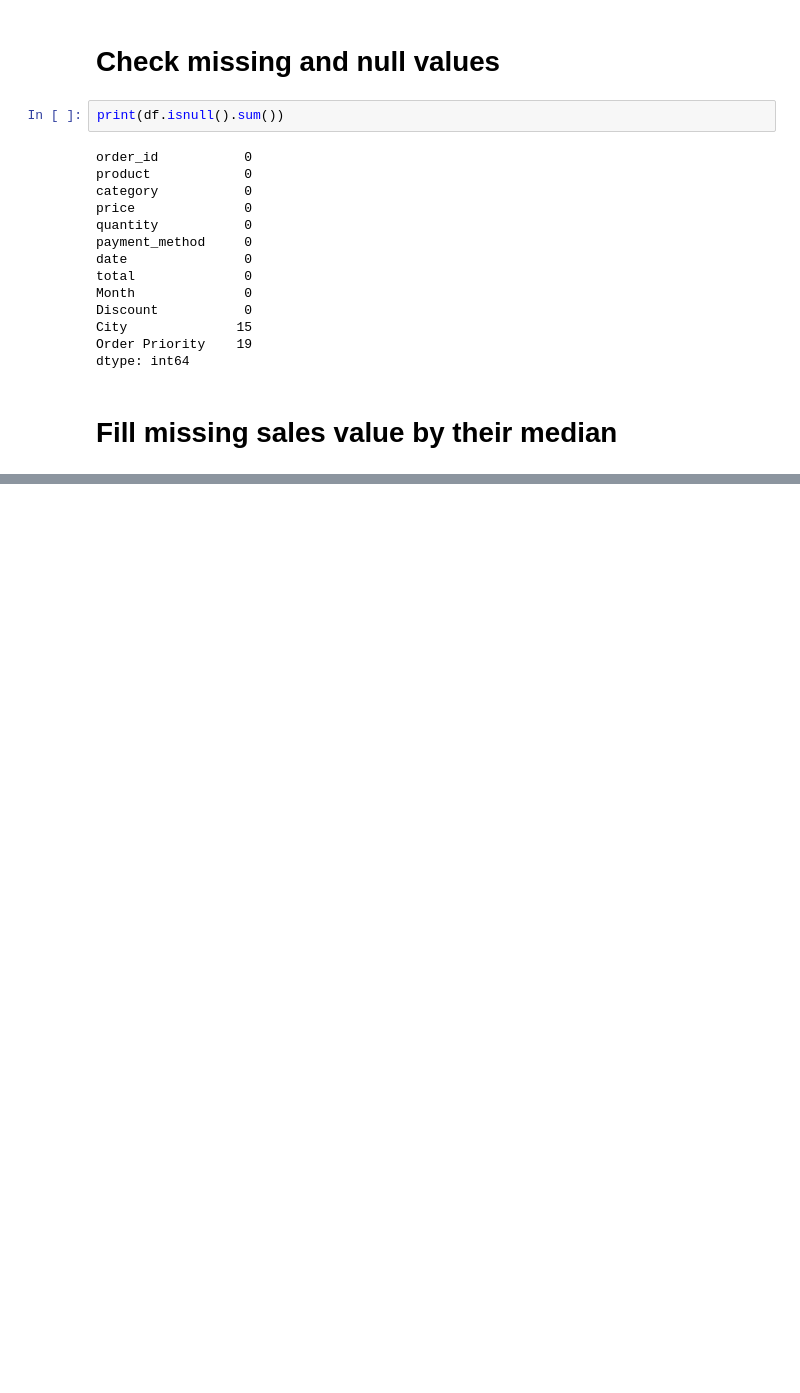
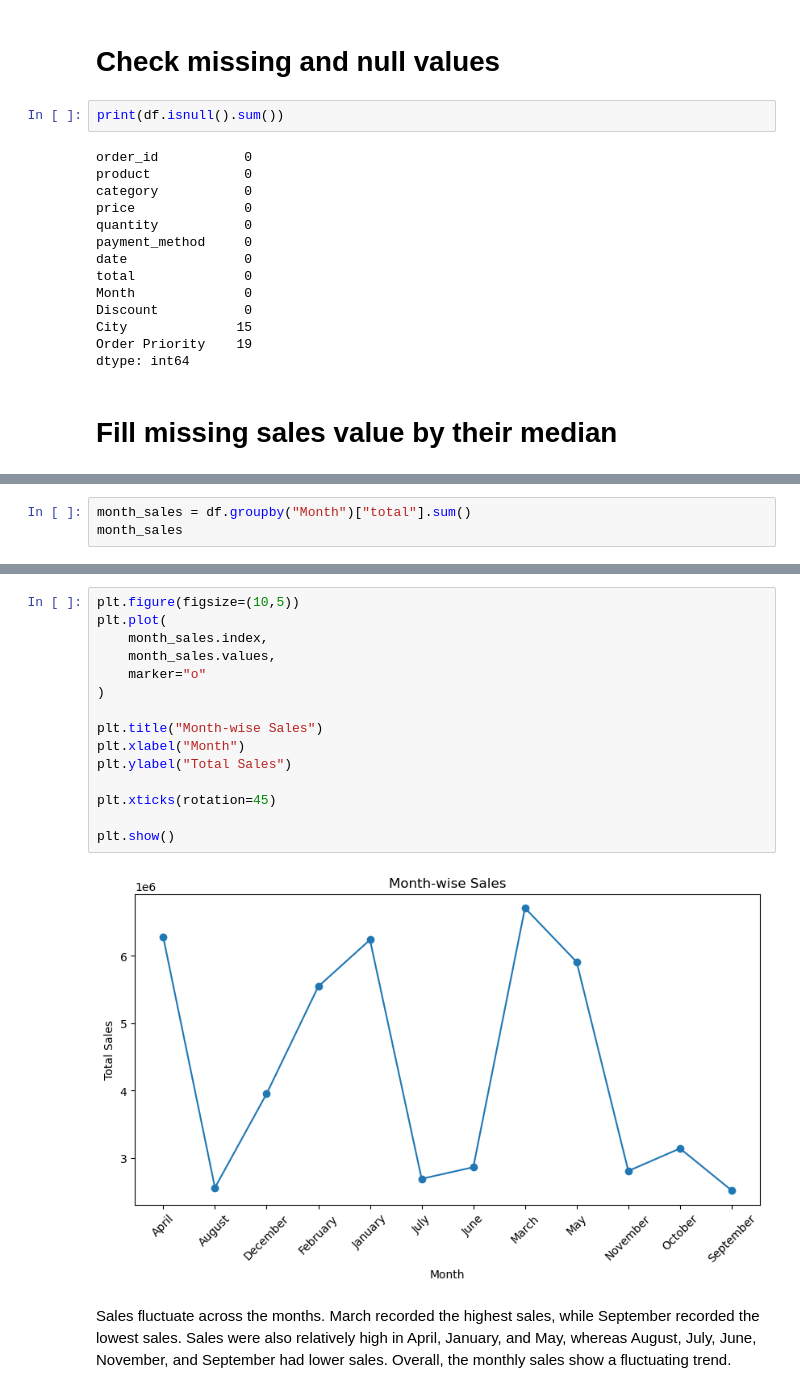
Before and after one commit to fizzaabbasi/assignments, a Jupyter notebook: assignment 13.ipynb, the cells around one changed output, grey strips where cells are left out. Drawn from its saved outputs; the diff is of its cells as text; blank space fills up the shorter version.

```diff
--- a/assignment 13.ipynb
+++ b/assignment 13.ipynb
@@ -109,0 +167,3 @@ df["total"] = df["total"].fillna(median_total)
+# %%
+month_sales = df.groupby("Month")["total"].sum()
+month_sales
@@ -109,0 +185,19 @@ df["total"] = df["total"].fillna(median_total)
+# %%
+plt.figure(figsize=(10,5))
+plt.plot(
+    month_sales.index,
+    month_sales.values,
+    marker="o"
+)
+
+plt.title("Month-wise Sales")
+plt.xlabel("Month")
+plt.ylabel("Total Sales")
+
+plt.xticks(rotation=45)
+
+plt.show()
+# %% [output]
+[figure, added]
+# %% [markdown]
+Sales fluctuate across the months. March recorded the highest sales, while September recorded the lowest sales. Sales were also relatively high in April, January, and May, whereas August, July, June, November, and September had lower sales. Overall, the monthly sales show a fluctuating trend.
```
Also changed, not shown: parts of 20 cells of this notebook, 2 other files.
